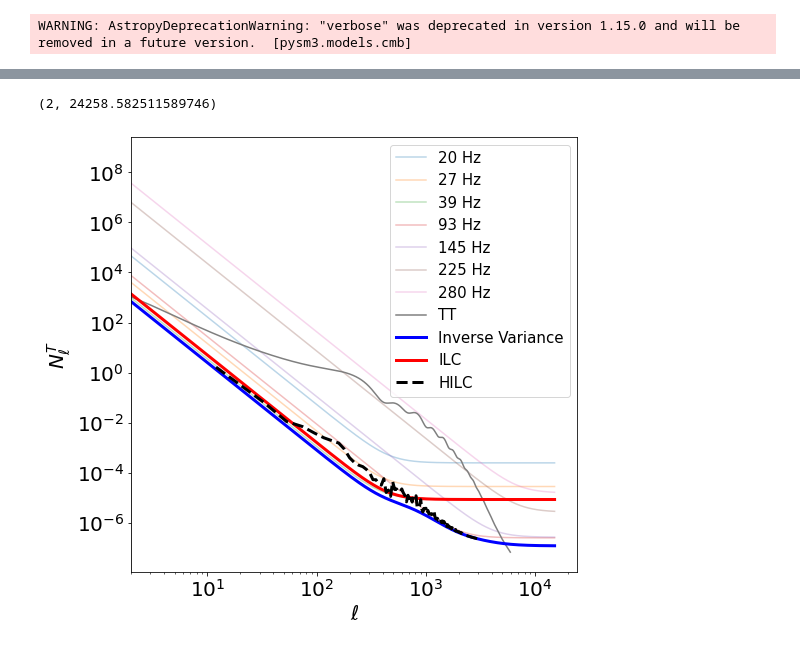
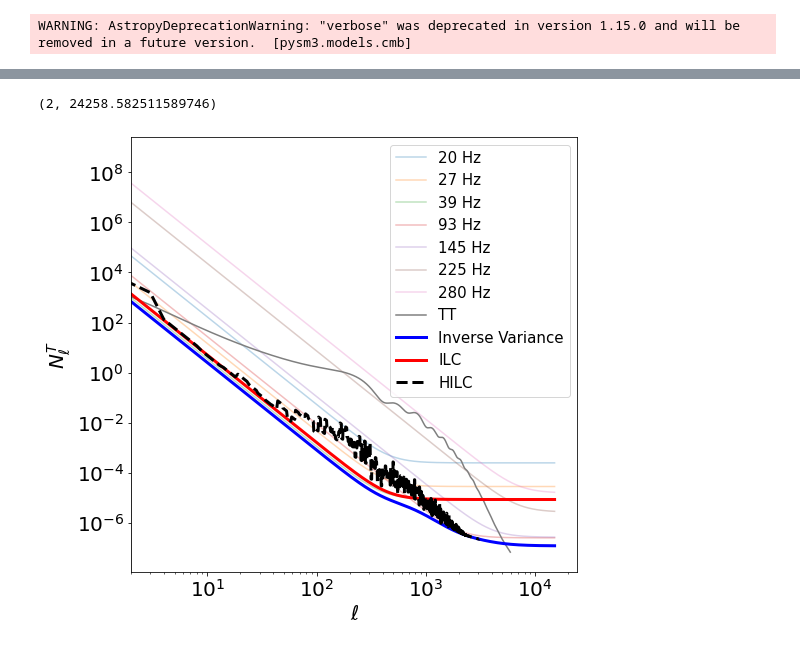
Before and after one commit to antolonappan/cmbs4_noise, a Jupyter notebook: noise_V2.ipynb, the cells around one changed output, grey strips where cells are left out. Drawn from its saved outputs; the diff is of its cells as text; code cells hidden in the pictures.

```diff
--- a/noise_V2.ipynb
+++ b/noise_V2.ipynb
@@ -62,4 +57,9 @@ w = result.W
-# %%
-nl_hilc = np.zeros(len(bins))
-for i in range (len(bins)):
-    nl_hilc[i] = np.dot (Nl_T[:, bins[i]], w[bins[i]][0]**2)
+# %%
+binning = nmt.NmtBin(nside=NSIDE, nlb=5, is_Dell=False)
+bins = np.int_(binning.get_effective_ells())
+result = harmonic_ilc(components, inst, np.array(Tmaps_list),lbins=bins)
+w = result.W
+# %%
+nl_hilc = np.zeros(len(w))
+for i in range (len(w)):
+    nl_hilc[i] = np.dot(Nl_T[:, i], w[i][0]**2)
@@ -66,17 +74,17 @@ for i in range (len(bins)):
 # %%
 plt.figure(figsize=(8,8))
 for idx in range(len(bands)):
         plt.loglog(noise.ell,Nl_T[idx],label=f"{int(bands[idx])} Hz",alpha=.3)
 plt.loglog(np.arange(len(cl_len['tt'])),cl_len['tt'],label='TT')
 plt.loglog(noise.ell,inv_var(Nl_T),c='b',lw=3,label="Inverse Variance")
 plt.loglog(noise.ell,nl_coadd(Nl_T,Tw),c='r',lw=3,label="ILC")
-plt.loglog(bins,nl_hilc,c='k',lw=3,ls='--',label="HILC")
+plt.loglog(np.arange(len(w)),nl_hilc,c='k',lw=3,ls='--',label="HILC")
 plt.legend(fontsize=15)
 plt.xlabel("$\ell$",fontsize=20)
 plt.ylabel("$N_\ell^T$",fontsize=20)
 plt.xticks(fontsize=20)
 plt.yticks(fontsize=20)
 plt.xlim(2,None)
 # %% [output]
 (2, 24258.582511589746)
-[figure, old version]
+[figure, new version]
```
Also changed, not shown: parts of 3 cells of this notebook.
